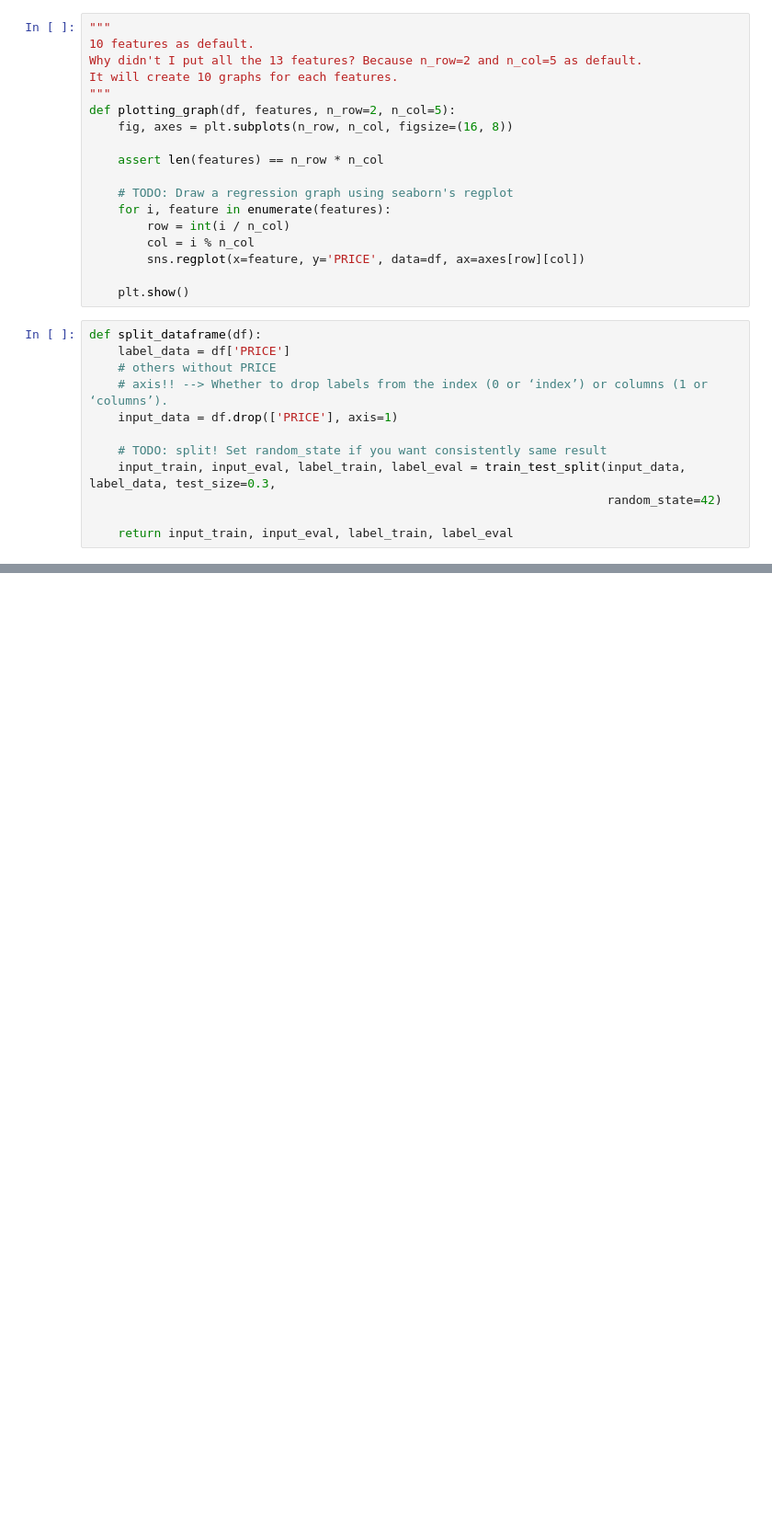
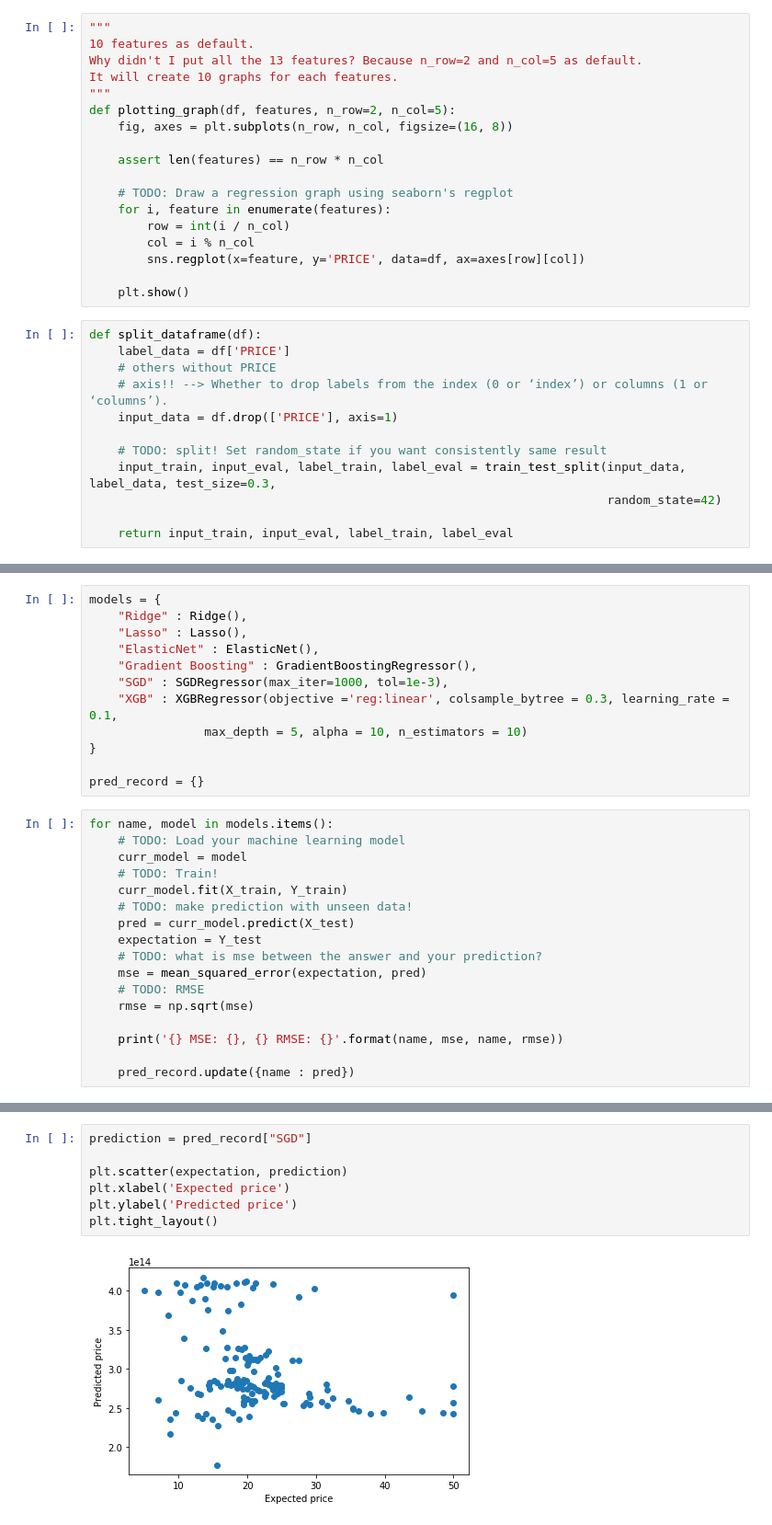
Before and after one commit to UCLAIS/Machine-Learning-Tutorials, a Jupyter notebook: notebooks/Session02-BostonHousePrice-Solution.ipynb, the cells around one changed output, grey strips where cells are left out. Shown at 92% size. Cells and saved outputs as stored; diff of their text form; blank space fills up the shorter version.

```diff
--- a/notebooks/Session02-BostonHousePrice-Solution.ipynb
+++ b/notebooks/Session02-BostonHousePrice-Solution.ipynb
@@ -116,0 +176,29 @@ dtype: float64
+# %%
+models = {
+    "Ridge" : Ridge(),
+    "Lasso" : Lasso(),
+    "ElasticNet" : ElasticNet(),
+    "Gradient Boosting" : GradientBoostingRegressor(),
+    "SGD" : SGDRegressor(max_iter=1000, tol=1e-3),
+    "XGB" : XGBRegressor(objective ='reg:linear', colsample_bytree = 0.3, learning_rate = 0.1,
+                max_depth = 5, alpha = 10, n_estimators = 10)
+}
+
+pred_record = {}
+# %%
+for name, model in models.items():
+    # TODO: Load your machine learning model
+    curr_model = model
+    # TODO: Train!
+    curr_model.fit(X_train, Y_train)
+    # TODO: make prediction with unseen data!
+    pred = curr_model.predict(X_test)
+    expectation = Y_test
+    # TODO: what is mse between the answer and your prediction?
+    mse = mean_squared_error(expectation, pred)
+    # TODO: RMSE
+    rmse = np.sqrt(mse)
+
+    print('{} MSE: {}, {} RMSE: {}'.format(name, mse, name, rmse))
+
+    pred_record.update({name : pred})
@@ -116,0 +213,9 @@ dtype: float64
+# %%
+prediction = pred_record["SGD"]
+
+plt.scatter(expectation, prediction)
+plt.xlabel('Expected price')
+plt.ylabel('Predicted price')
+plt.tight_layout()
+# %% [output]
+[figure, added]
```
Also changed, not shown: parts of 13 cells of this notebook.
